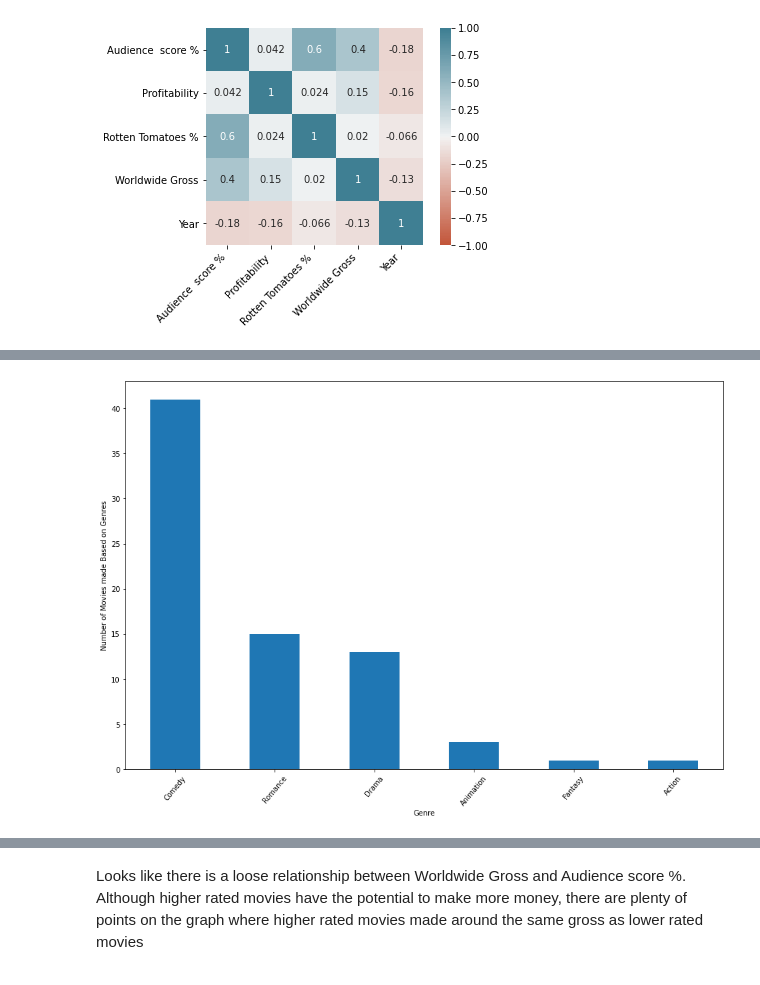
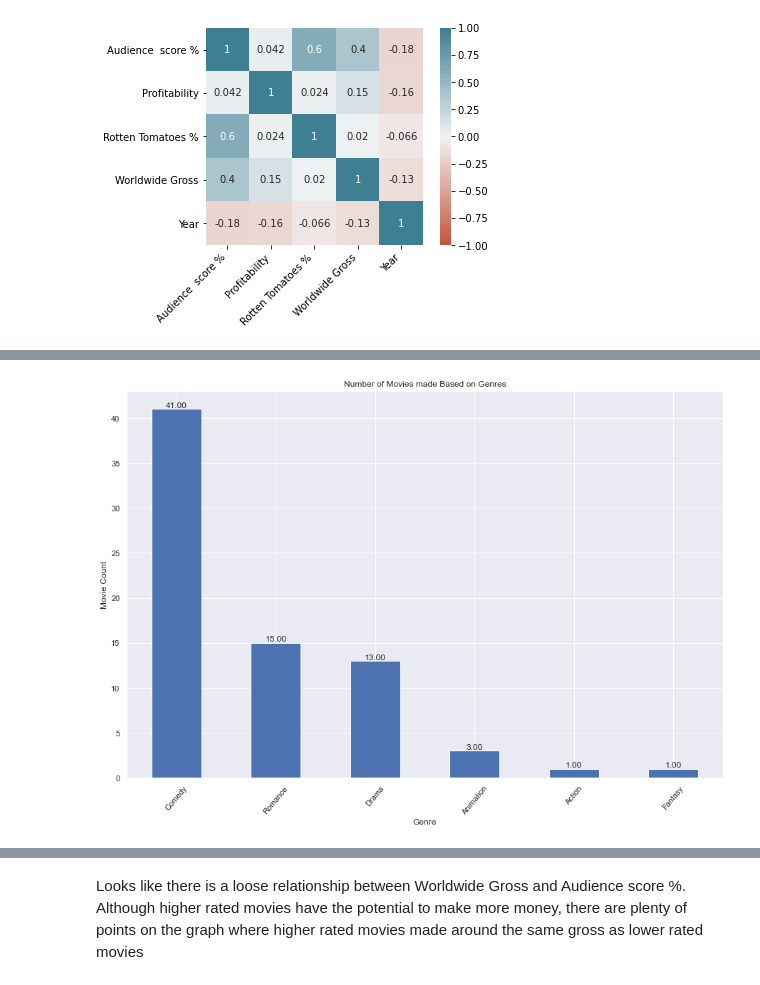
Before and after one commit to kenneykwan/Springboard, a Jupyter notebook: Storytelling Excercise/Holllywood's Most Profitable EDA.ipynb, the cells around one changed output, grey strips where cells are left out. Saved outputs shown, nothing was run; the diff lists cells and outputs as text; code cells hidden in the pictures.

```diff
--- a/Storytelling Excercise/Holllywood's Most Profitable EDA.ipynb
+++ b/Storytelling Excercise/Holllywood's Most Profitable EDA.ipynb
@@ -21,7 +23,7 @@ from plotly.subplots import make_subplots
 import plotly.figure_factory as ff
 # %%
 #load dataset
-movies = pd.read_csv('HollywoodsMostProfitableStories.csv')
+movies = pd.read_csv('HollywoodsMostProfitableStories.csv', index_col = 0)
 # %%
 #lets see how it looks
 movies.head()
@@ -39,10 +42,19 @@ We might also look into movie ratings and does that correlate with high profitab
 # %%
 #top 10 movies by Profitability
 plt.figure(figsize=(15,10))
-movies.sort_values('Profitability', ascending = False)[:10].plot.bar(x = 'Film',y = 'Profitability', figsize = (15,10))
+ax = movies.sort_values('Profitability', ascending = False)[:10].plot.bar(y = 'Profitability', figsize = (15,10))
 plt.xticks(rotation=30)
 plt.ylabel('Profitability')
 plt.title('Top 10 Profitable Movies')
+
+rects = ax.patches
+
+for rect in rects:
+        height = rect.get_height()
+        ax.text(rect.get_x() + rect.get_width()/2., height +.01,
+                '%.2f' %float(height),
+                ha='center', va='bottom')
+
 plt.show()
 # %% [output]
 <Figure size 1080x720 with 0 Axes>
@@ -52,10 +70,17 @@ Looks like Fireproof was by and large the number 1 most profitable movie from 20
 # %%
 #Visualize top 10 movies by Worldwide Gross
 plt.figure(figsize=(15,10))
-movies.sort_values('Worldwide Gross', ascending = False)[:10].plot.bar(x = 'Film',y = 'Worldwide Gross', figsize = (15,10))
+ax = movies.sort_values('Worldwide Gross', ascending = False)[:10].plot.bar(y = 'Worldwide Gross', figsize = (15,10))
 plt.xticks(rotation=30)
 plt.ylabel('Worldwide Gross')
 plt.title('Top 10 Highest Grossing Movies')
+rects = ax.patches
+
+for rect in rects:
+        height = rect.get_height()
+        ax.text(rect.get_x() + rect.get_width()/2., height +.01,
+                '%.2f' %float(height),
+                ha='center', va='bottom')
 plt.show()
 # %% [output]
 <Figure size 1080x720 with 0 Axes>
@@ -85,3 +114,7 @@ Lets look at the most profitable Genre next then investigate the strong positive
 # %%
 #Visualize by Genre
-genre_count = movies.groupby('Genre').count()
+genre_count = movies['Genre'].value_counts()
+
+genre_count = pd.DataFrame(genre_count)
+genre_count['Percent Represented'] = round((genre_count/74) * 100,2)
+genre_count
@@ -99,10 +129,18 @@ Name: Film, dtype: int64
 # %%
 plt.figure(figsize=(15,10))
 
-genre_count['Film'].sort_values(ascending = False).plot.bar()
+ax = genre_count['Genre'].plot.bar()
 plt.xticks(rotation=50)
 plt.xlabel("Genre")
-plt.ylabel("Number of Movies made Based on Genres")
+plt.title('Number of Movies made Based on Genres')
+plt.ylabel("Movie Count")
+
+rects = ax.patches
+for rect in rects:
+        height = rect.get_height()
+        ax.text(rect.get_x() + rect.get_width()/2., height +.01,
+                '%.2f' %float(height),
+                ha='center', va='bottom')
 plt.show()
 # %% [output]
-[figure, old version]
+[figure, new version]
```
Also changed, not shown: parts of 33 cells of this notebook.
